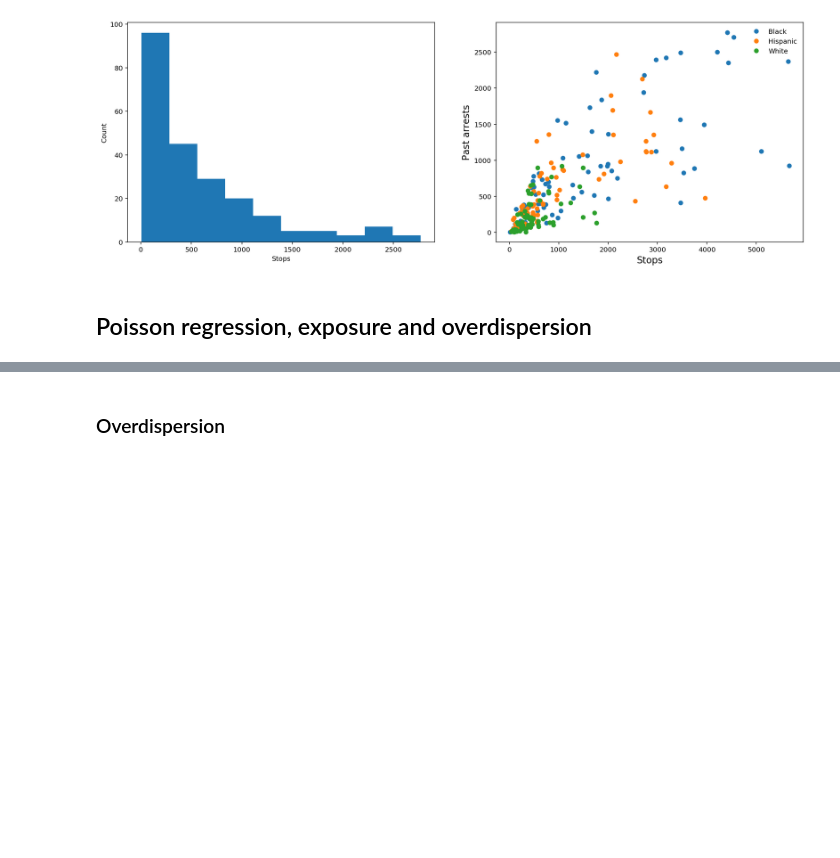
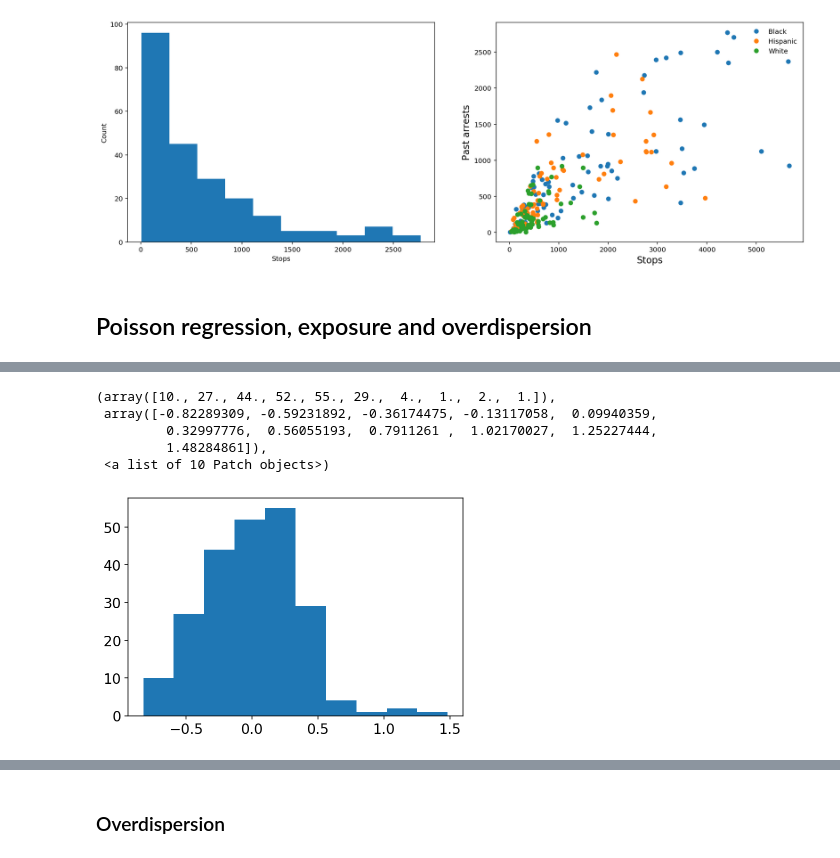
Before and after one commit to omarfsosa/omarfsosa.github.io, a Jupyter notebook: notebooks/police_stops.ipynb, the cells around one changed output, grey strips where cells are left out. Drawn from its saved outputs; the diff is of its cells as text; code cells hidden in the pictures; blank space fills up the shorter version.

```diff
--- a/notebooks/police_stops.ipynb
+++ b/notebooks/police_stops.ipynb
@@ -191 +233,10 @@ model_with_ethnicity_and_precinct = sm.GLM(
+# %%
+plt.hist(result_with_ethnicity_and_precinct.resid_pearson)
+# %% [output]
+(array([10., 27., 44., 52., 55., 29.,  4.,  1.,  2.,  1.]),
+ array([-0.82289309, -0.59231892, -0.36174475, -0.13117058,  0.09940359,
+         0.32997776,  0.56055193,  0.7911261 ,  1.02170027,  1.25227444,
+         1.48284861]),
+ <a list of 10 Patch objects>)
+[figure, added]
 # %%
```
Also changed, not shown: parts of 19 cells of this notebook, 4 other files.
